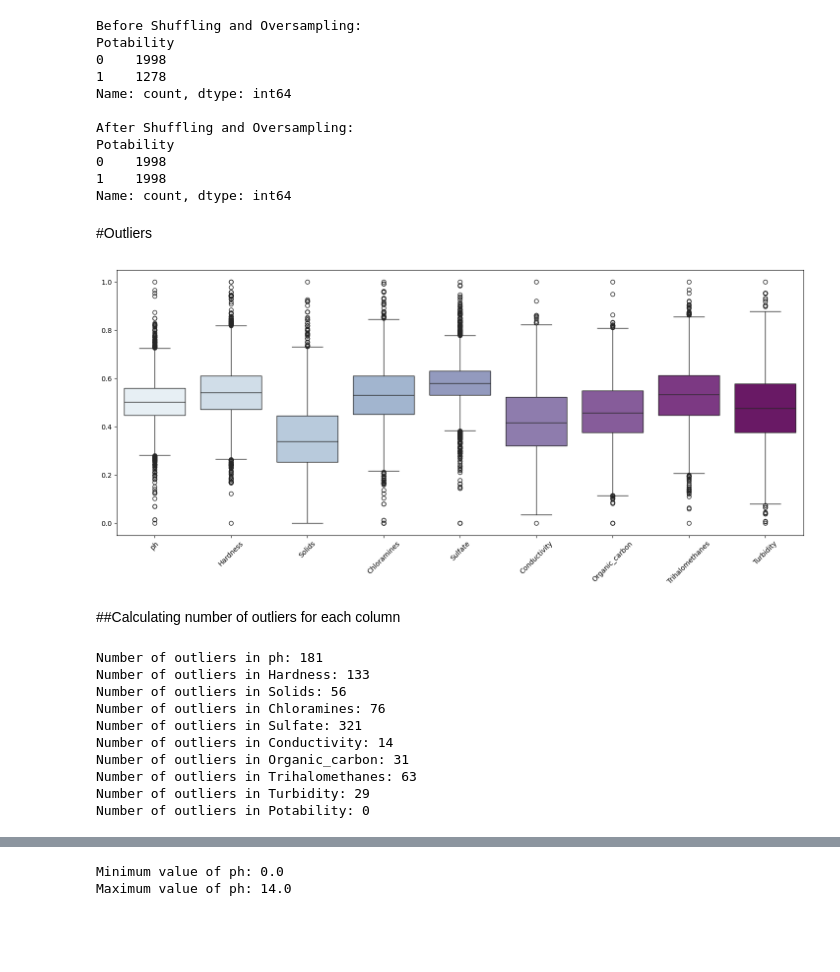
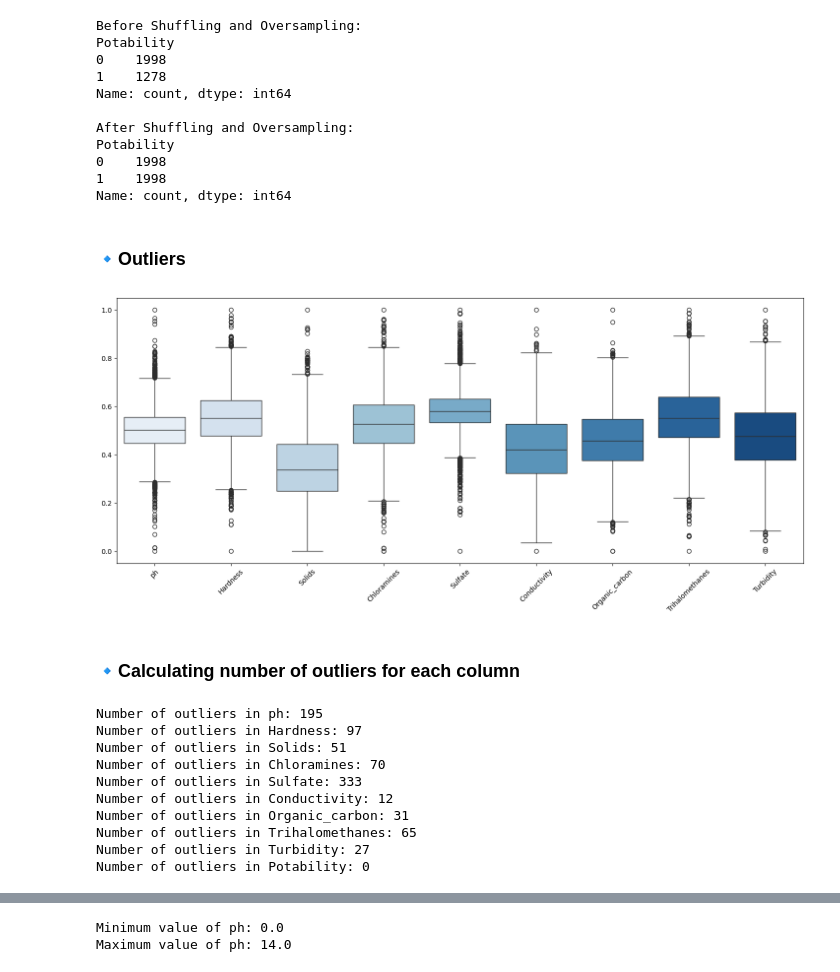
Before and after one commit to rahma-khattab/water-potability-prediction-system, a Jupyter notebook: Water_Potability.ipynb, the cells around one changed output, grey strips where cells are left out. Saved outputs shown, nothing was run; the diff lists cells and outputs as text; code cells hidden in the pictures; blank space fills up the shorter version.

```diff
--- a/Water_Potability.ipynb
+++ b/Water_Potability.ipynb
@@ -181,12 +178,0 @@ plt.show()
-# %%
-median_ph = water['ph'].median()
-water['ph'].fillna(median_ph, inplace=True)
-
-median_sulfate = water['Sulfate'].median()
-water['Sulfate'].fillna(median_sulfate, inplace=True)
-
-median_Trihalomethanes = water['Trihalomethanes'].median()
-water['Trihalomethanes'].fillna(median_Trihalomethanes, inplace=True)
-
-#validation:
-water.isnull().sum()
@@ -204,0 +179,22 @@ dtype: int64
+# %%
+false_mean_ph = water.loc[water['Potability'] == 0, 'ph'].median()
+true_mean_ph = water.loc[water['Potability'] == 1, 'ph'].median()
+
+false_mean_sulfate = water.loc[water['Potability'] == 0, 'Sulfate'].median()
+true_mean_sulfate = water.loc[water['Potability'] == 1, 'Sulfate'].median()
+
+false_mean_trihalomethanes = water.loc[water['Potability'] == 0, 'Trihalomethanes'].median()
+true_mean_trihalomethanes = water.loc[water['Potability'] == 1, 'Trihalomethanes'].median()
+
+# Fill missing values using numpy's where function
+water['ph'] = np.where((water['Potability'] == 0) & (water['ph'].isnull()), false_mean_ph, water['ph'])
+water['ph'] = np.where((water['Potability'] == 1) & (water['ph'].isnull()), true_mean_ph, water['ph'])
+
+water['Sulfate'] = np.where((water['Potability'] == 0) & (water['Sulfate'].isnull()), false_mean_sulfate, water['Sulfate'])
+water['Sulfate'] = np.where((water['Potability'] == 1) & (water['Sulfate'].isnull()), true_mean_sulfate, water['Sulfate'])
+
+water['Trihalomethanes'] = np.where((water['Potability'] == 0) & (water['Trihalomethanes'].isnull()), false_mean_trihalomethanes, water['Trihalomethanes'])
+water['Trihalomethanes'] = np.where((water['Potability'] == 1) & (water['Trihalomethanes'].isnull()), true_mean_trihalomethanes, water['Trihalomethanes'])
+
+# Validation
+water.isnull().sum()
@@ -280,21 +306,21 @@ Name: count, dtype: int64
 # %% [markdown]
-#Outliers
+### 🔹Outliers
 # %%
 columns_to_scale = ['ph', 'Hardness', 'Solids',  'Chloramines', 'Sulfate', 'Conductivity', 'Organic_carbon', 'Trihalomethanes', 'Turbidity']
 scaler = MinMaxScaler()
 scaled_water = scaler.fit_transform(upsampled_data[columns_to_scale])
 
 #creating a DataFrame with scaled data
 scaled_water_df = pd.DataFrame(scaled_water, columns=columns_to_scale)
 
 plt.figure(figsize=(18,7))
-sns.boxplot(data=scaled_water_df, palette='BuPu')
+sns.boxplot(data=scaled_water_df, palette='Blues')
 plt.xticks(rotation=45)  #rotating x-axis labels for better readability
 plt.show()
 # %% [output]
-[figure, old version]
+[figure, new version]
 # %% [markdown]
-##Calculating number of outliers for each column
+### 🔹Calculating number of outliers for each column
 # %%
 columns_replace =upsampled_data.columns
 for col in columns_replace:
@@ -309,15 +335,15 @@ for col in columns_replace:
     index_label = upsampled_data[outliers].index
     print(f'Number of outliers in {col}: {len(index_label)}')
 # %% [output]
-Number of outliers in ph: 181
-Number of outliers in Hardness: 133
-Number of outliers in Solids: 56
-Number of outliers in Chloramines: 76
-Number of outliers in Sulfate: 321
-Number of outliers in Conductivity: 14
+Number of outliers in ph: 195
+Number of outliers in Hardness: 97
+Number of outliers in Solids: 51
+Number of outliers in Chloramines: 70
+Number of outliers in Sulfate: 333
+Number of outliers in Conductivity: 12
 Number of outliers in Organic_carbon: 31
-Number of outliers in Trihalomethanes: 63
-Number of outliers in Turbidity: 29
+Number of outliers in Trihalomethanes: 65
+Number of outliers in Turbidity: 27
 Number of outliers in Potability: 0
 # %%
 upsampled_data.describe()
```
Also changed, not shown: parts of 57 cells of this notebook, 14 other files.
